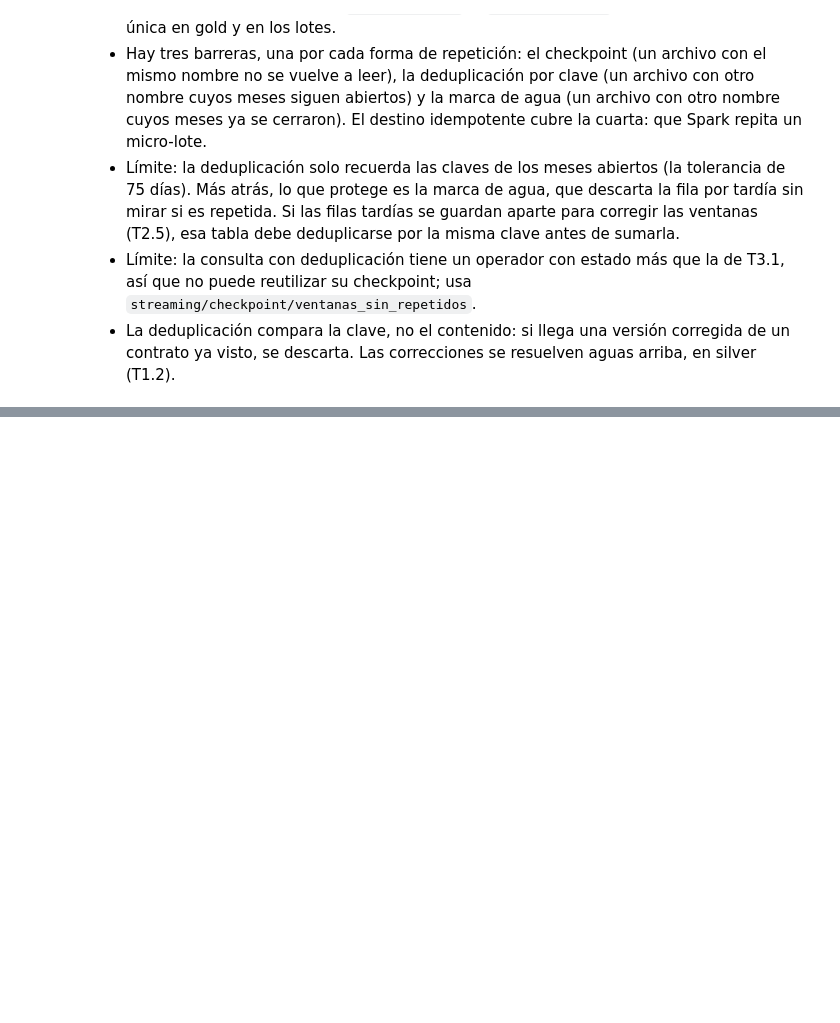
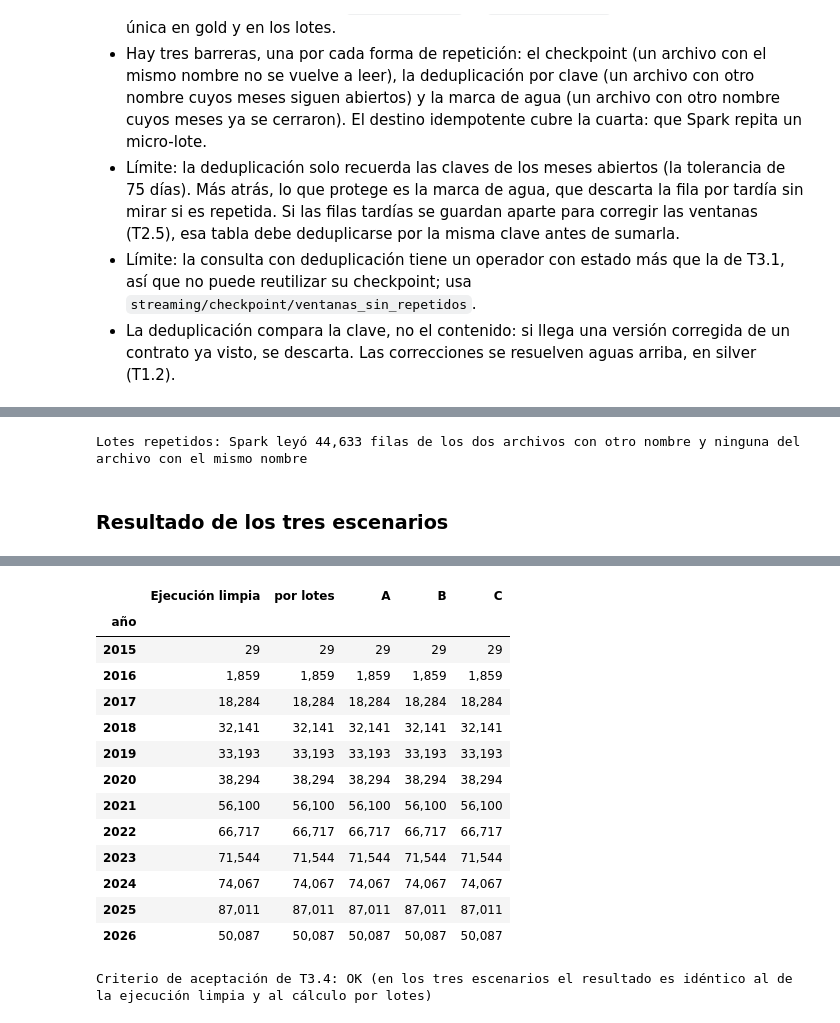
Before and after one commit to PalomaresJonatan13/pamd-secop, a Jupyter notebook: notebooks/06_corte3_resiliencia_idempotencia.ipynb, the cells around one changed output, grey strips where cells are left out. Drawn from its saved outputs; the diff is of its cells as text; code cells hidden in the pictures; blank space fills up the shorter version.

```diff
--- a/notebooks/06_corte3_resiliencia_idempotencia.ipynb
+++ b/notebooks/06_corte3_resiliencia_idempotencia.ipynb
@@ -669,0 +880,53 @@ Criterio de aceptación de T3.3: OK (volver a depositar un lote, con el mismo no
+# %%
+# T3.4 · Escenario C: tres lotes ya procesados vuelven a la carpeta de entrada
+vistos = set(disparos_con_datos(consulta))
+for archivo, nombre in [(orden[-1], None), (orden[-1], orden[-1] + "_copia"), (orden[4], orden[4] + "_copia")]:
+    entregar_lote(spark, STREAMING_LOTES, STREAMING_ENTRADA, archivo, nombre=nombre)
+    consulta.processAllAvailable()
+time.sleep(1)
+releidas_c = sum(p["numInputRows"] for b, p in disparos_con_datos(consulta).items() if b not in vistos)
+consulta.stop()
+tablas["C"] = foto()
+print(f"Lotes repetidos: Spark leyó {releidas_c:,} filas de los dos archivos con otro nombre y ninguna del archivo con el mismo nombre")
+assert releidas_c == filas_lote[orden[-1]] + filas_lote[orden[4]]
+# %% [output]
+Lotes repetidos: Spark leyó 44,633 filas de los dos archivos con otro nombre y ninguna del archivo con el mismo nombre
+# %% [markdown]
+### Resultado de los tres escenarios
+# %%
+# T3.4 · Tabla de los tres escenarios frente a la ejecución limpia y al cálculo por lotes
+ESCENARIOS = {
+    "limpia": "Ejecución limpia (referencia)",
+    "A": "A. Parada, reinicio y caída durante la escritura",
+    "B": "B. Flujo completo dos veces seguidas",
+    "C": "C. Lotes ya procesados depositados otra vez",
+}
+filas = []
+for clave, nombre in ESCENARIOS.items():
+    c = cifras(tablas[clave])
+    d_limpia = ventanas_distintas(tablas[clave], tablas["limpia"])
+    d_lotes = ventanas_distintas(tablas[clave], tablas["por lotes"])
+    filas.append({
+        "escenario": nombre, "ventanas": c["ventanas"], "contratos": c["contratos"], "valor total": c["valor"],
+        "ventanas distintas de la ejecución limpia": d_limpia, "ventanas distintas del cálculo por lotes": d_lotes,
+        "estado": "igual" if d_limpia == 0 and d_lotes == 0 and c == cifras(tablas["limpia"]) else "DISTINTO",
+    })
+c = cifras(tablas["por lotes"])
+filas.append({"escenario": "Cálculo por lotes (T2.6)", "ventanas": c["ventanas"], "contratos": c["contratos"], "valor total": c["valor"],
+              "ventanas distintas de la ejecución limpia": ventanas_distintas(tablas["por lotes"], tablas["limpia"]),
+              "ventanas distintas del cálculo por lotes": 0, "estado": "referencia"})
+tabla_escenarios = pd.DataFrame(filas)
+display(tabla_escenarios)
+
+# Resumen por ventana: contratos por año de adjudicación en cada escenario (cada año suma sus meses y departamentos)
+por_anio = pd.DataFrame({
+    ("por lotes" if k == "por lotes" else ESCENARIOS[k].split(".")[0].split(" (")[0]):
+        t.groupBy(F.year("mes").alias("año")).agg(F.sum("contratos").alias("c")).toPandas().set_index("año")["c"]
+    for k, t in tablas.items()
+}).sort_index()
+display(por_anio.style.format("{:,}"))
+
+assert (tabla_escenarios["estado"] != "DISTINTO").all(), "Algún escenario no dio el mismo resultado"
+assert (por_anio.nunique(axis=1) == 1).all(), "Algún año tiene cifras distintas entre escenarios"
+print("Criterio de aceptación de T3.4: OK (en los tres escenarios el resultado es idéntico al de la ejecución limpia y al cálculo por lotes)")
+# %% [output]
@@ -669,0 +939,15 @@ Criterio de aceptación de T3.3: OK (volver a depositar un lote, con el mismo no
+|  | Ejecución limpia | por lotes | A | B | C |
+| año |  |  |  |  |  |
+| 2015 | 29 | 29 | 29 | 29 | 29 |
+| 2016 | 1,859 | 1,859 | 1,859 | 1,859 | 1,859 |
+| 2017 | 18,284 | 18,284 | 18,284 | 18,284 | 18,284 |
+| 2018 | 32,141 | 32,141 | 32,141 | 32,141 | 32,141 |
+| 2019 | 33,193 | 33,193 | 33,193 | 33,193 | 33,193 |
+| 2020 | 38,294 | 38,294 | 38,294 | 38,294 | 38,294 |
+| 2021 | 56,100 | 56,100 | 56,100 | 56,100 | 56,100 |
+| 2022 | 66,717 | 66,717 | 66,717 | 66,717 | 66,717 |
+| 2023 | 71,544 | 71,544 | 71,544 | 71,544 | 71,544 |
+| 2024 | 74,067 | 74,067 | 74,067 | 74,067 | 74,067 |
+| 2025 | 87,011 | 87,011 | 87,011 | 87,011 | 87,011 |
+| 2026 | 50,087 | 50,087 | 50,087 | 50,087 | 50,087 |
+Criterio de aceptación de T3.4: OK (en los tres escenarios el resultado es idéntico al de la ejecución limpia y al cálculo por lotes)
```
Also changed, not shown: parts of 16 cells of this notebook, 2 other files.
